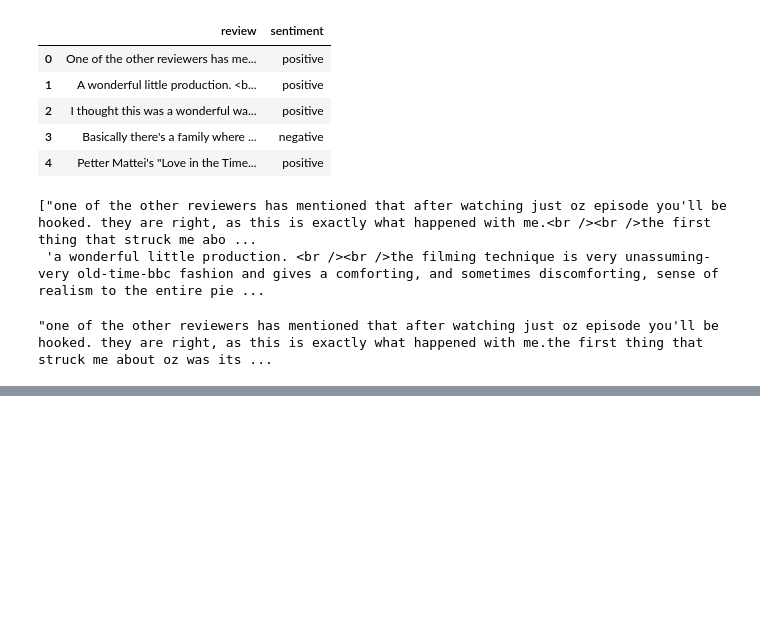
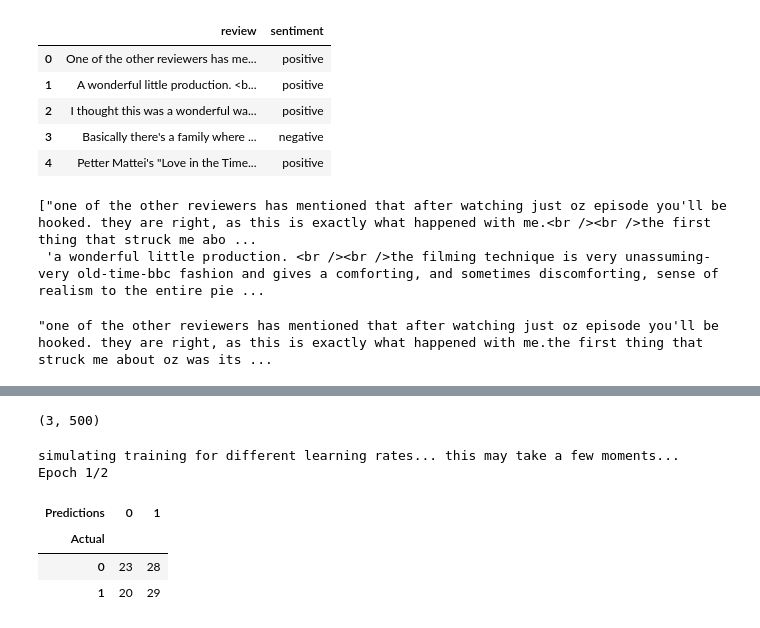
Before and after one commit to nikolacao/CMU-PGSS-2022, a Jupyter notebook: Week 2/LoadIMDB.ipynb, the cells around one changed output, grey strips where cells are left out. Cells and saved outputs as stored; diff of their text form; code cells hidden in the pictures; blank space fills up the shorter version.

```diff
--- a/Week 2/LoadIMDB.ipynb
+++ b/Week 2/LoadIMDB.ipynb
@@ -139,0 +202,8 @@ cleaned_df2[0]
+# %%
+MODEL_NAME = 'distilbert-base-uncased-distilled-squad'
+t = text.Transformer(MODEL_NAME, maxlen=500, class_names=[0,1])
+# %%
+trn = t.preprocess_train(x_train, y_train)
+val = t.preprocess_test(x_test, y_test)
+model = t.get_classifier()
+learner = ktrain.get_learner(model, train_data=trn, val_data=val, batch_size=10)
@@ -139,0 +226,27 @@ cleaned_df2[0]
+# %%
+trn.x[0].shape
+# %% [output]
+(3, 500)
+# %%
+learner.lr_find(show_plot=True, max_epochs=2)
+# %% [output]
+simulating training for different learning rates... this may take a few moments...
+Epoch 1/2
+# %%
+learner.fit_onecycle(3e-5, 5)
+# %%
+predictor = ktrain.get_predictor(learner.model, preproc=t)
+predictor.save('myModel')
+# %%
+testRandom = sample(range(0,50000),100)
+testSet = list(df["cleaned"][testRandom])
+actuals = df['sentiment'].astype('str').values[testRandom]
+predictions = predictor.predict(testSet)
+
+myTestSet = pd.DataFrame({'Data': testSet, 'Actual': actuals, 'Predictions': predictions})
+pd.crosstab(myTestSet["Actual"],myTestSet["Predictions"] )
+# %% [output]
+| Predictions | 0 | 1 |
+| Actual |  |  |
+| 0 | 23 | 28 |
+| 1 | 20 | 29 |
```
Also changed, not shown: parts of 13 cells of this notebook.
